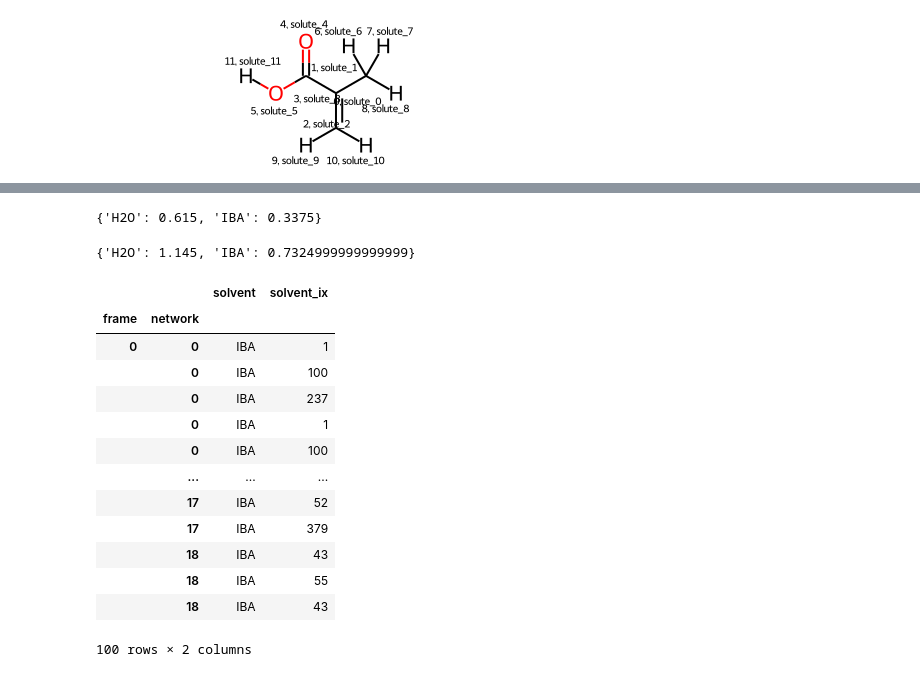
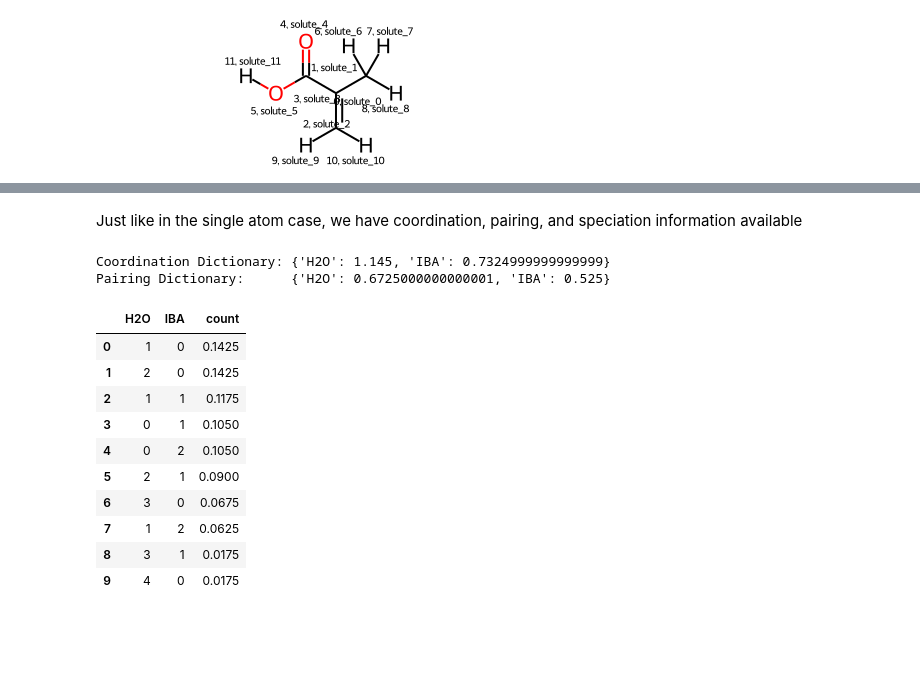
Before and after one commit to MDAnalysis/solvation-analysis, a Jupyter notebook: docs/tutorials/multi_atom_solutes.ipynb, the cells around one changed output, grey strips where cells are left out. Cells and saved outputs as stored; diff of their text form; code cells hidden in the pictures; blank space fills up the shorter version.

Commit message:
completed multi atom solutes tutorial

```diff
--- a/docs/tutorials/multi_atom_solutes.ipynb
+++ b/docs/tutorials/multi_atom_solutes.ipynb
@@ -22,10 +33,11 @@ solute.draw_molecule('iba')
 # %%
-rename_solutes = dict(solute_4='ketone_O', solute_5='alcohol_O', solute_11='alcohol_H')
-
+rename_solutes = {'solute_4': 'ketone_O', 'solute_5': 'alcohol_O', 'solute_11': 'alcohol_H'}
 
 solute = Solute.from_atoms(
     iba,
     {'IBA': iba, 'H2O': H2O},
-    solute_name='iba',
+    solute_name='IBA_solute',
     rename_solutes=rename_solutes,
 )
+
+solute.draw_molecule('IBA_solute')
@@ -39,6 +86,4 @@ solute_list = [solute.atom_solutes[name] for name in ['ketone_O', 'alcohol_O', '
 solute = solute.from_solute_list(
     solute_list,
     {'IBA': iba, 'H2O': H2O},
-    analysis_classes='all',
-    networking_solvents='IBA',
 )
@@ -45,27 +94,22 @@ solute = solute.from_solute_list(
 # %%
 solute.run()
-# %%
-solute.atom_solutes['ketone_O'].coordination.cn_dict
-# %% [output]
-{'H2O': 0.615, 'IBA': 0.3375}
-# %%
-solute.coordination.cn_dict
-# %% [output]
-{'H2O': 1.145, 'IBA': 0.7324999999999999}
-# %%
-solute.networking.network_df.head(100)
-# %% [output]
-|  |  | solvent | solvent_ix |
-| frame | network |  |  |
-| 0 | 0 | IBA | 1 |
-|  | 0 | IBA | 100 |
-|  | 0 | IBA | 237 |
-|  | 0 | IBA | 1 |
-|  | 0 | IBA | 100 |
-|  | ... | ... | ... |
-|  | 17 | IBA | 52 |
-|  | 17 | IBA | 379 |
-|  | 18 | IBA | 43 |
-|  | 18 | IBA | 55 |
-|  | 18 | IBA | 43 |
-100 rows × 2 columns
+# %% [markdown]
+Just like in the single atom case, we have coordination, pairing, and speciation information available
+# %%
+print('Coordination Dictionary:', solute.coordination.cn_dict)
+print('Pairing Dictionary:     ', solute.pairing.pairing_dict)
+solute.speciation.speciation_fraction.head(10)
+# %% [output]
+Coordination Dictionary: {'H2O': 1.145, 'IBA': 0.7324999999999999}
+Pairing Dictionary:      {'H2O': 0.6725000000000001, 'IBA': 0.525}
+|  | H2O | IBA | count |
+| 0 | 1 | 0 | 0.1425 |
+| 1 | 2 | 0 | 0.1425 |
+| 2 | 1 | 1 | 0.1175 |
+| 3 | 0 | 1 | 0.1050 |
+| 4 | 0 | 2 | 0.1050 |
+| 5 | 2 | 1 | 0.0900 |
+| 6 | 3 | 0 | 0.0675 |
+| 7 | 1 | 2 | 0.0625 |
+| 8 | 3 | 1 | 0.0175 |
+| 9 | 4 | 0 | 0.0175 |
```
Also changed, not shown: parts of 23 cells of this notebook.
